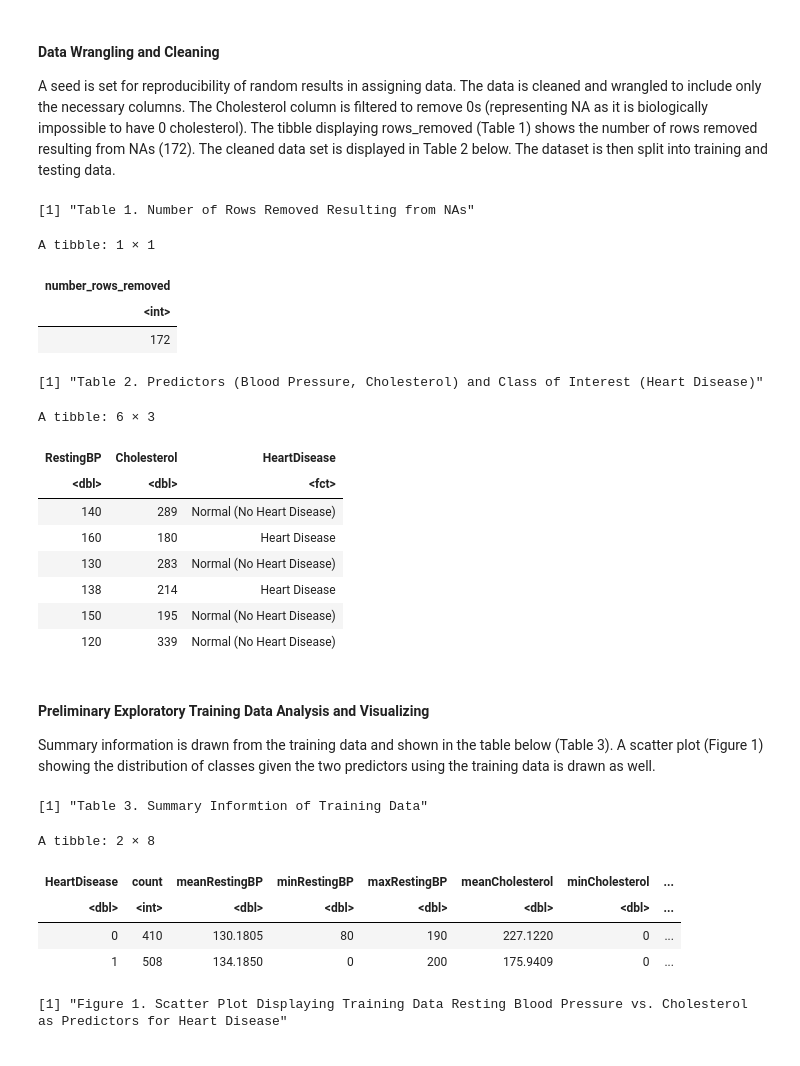
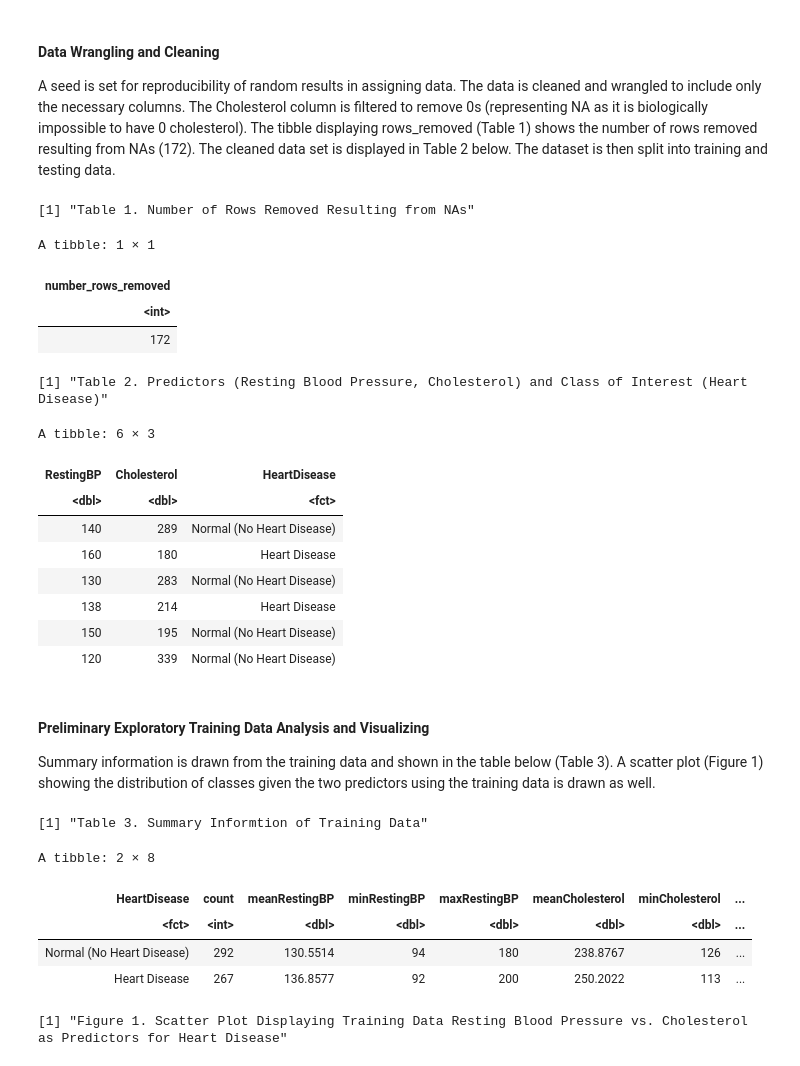
Before and after one commit to crwoo/toy_ds_project, a Jupyter notebook: Final Project Report.ipynb, the cells around one changed output. Cells and saved outputs as stored; diff of their text form; code cells hidden in the pictures.

```diff
--- a/Final Project Report.ipynb
+++ b/Final Project Report.ipynb
@@ -46,5 +46,5 @@ Warning message:
 # %%
-heart_data <- read_csv("heart_data-Copy1.csv")
+heart_data <- read_csv("heart_data.csv")
 # %% [output]
 Rows: 918 Columns: 12
 ── Column specification ────────────────────────────────────────────────────────
@@ -72,7 +72,7 @@ cleaned_heart_data <- heart_data |>
                 filter(Cholesterol != 0) |>
                 mutate(HeartDisease = as_factor(HeartDisease)) |>
                 mutate(HeartDisease = fct_recode(HeartDisease, "Normal (No Heart Disease)" = "0", "Heart Disease" = "1"))
-print("Table 2. Predictors (Blood Pressure, Cholesterol) and Class of Interest (Heart Disease)")
+print("Table 2. Predictors (Resting Blood Pressure, Cholesterol) and Class of Interest (Heart Disease)")
 head(cleaned_heart_data)
 
 heart_split <- initial_split(cleaned_heart_data, prop = 0.75, strata = HeartDisease)
@@ -84,7 +84,7 @@ A tibble: 1 × 1
 | number_rows_removed |
 | <int> |
 | 172 |
-[1] "Table 2. Predictors (Blood Pressure, Cholesterol) and Class of Interest (Heart Disease)"
+[1] "Table 2. Predictors (Resting Blood Pressure, Cholesterol) and Class of Interest (Heart Disease)"
 A tibble: 6 × 3
 | RestingBP | Cholesterol | HeartDisease |
 | <dbl> | <dbl> | <fct> |
@@ -98,24 +98,24 @@ A tibble: 6 × 3
 #### Preliminary Exploratory Training Data Analysis and Visualizing
 Summary information is drawn from the training data and shown in the table below (Table 3). A scatter plot (Figure 1) showing the distribution of classes given the two predictors using the training data is drawn as well.
 # %%
-summary_table_heart_training <- heart_data |>
+summary_table_heart_training <- heart_training |>
                             group_by(HeartDisease) |>
                             summarize(count = n(),
                                       meanRestingBP = mean(RestingBP),
                                       minRestingBP = min(RestingBP),
                                       maxRestingBP = max(RestingBP),
                                       meanCholesterol = mean(Cholesterol),
                                       minCholesterol = min(Cholesterol),
                                       maxCholesterol = max(Cholesterol))
 print("Table 3. Summary Informtion of Training Data")
 summary_table_heart_training
 # %% [output]
 [1] "Table 3. Summary Informtion of Training Data"
 A tibble: 2 × 8
 | HeartDisease | count | meanRestingBP | minRestingBP | maxRestingBP | meanCholesterol | minCholesterol | ... |
-| <dbl> | <int> | <dbl> | <dbl> | <dbl> | <dbl> | <dbl> | ... |
-| 0 | 410 | 130.1805 | 80 | 190 | 227.1220 | 0 | ... |
-| 1 | 508 | 134.1850 | 0 | 200 | 175.9409 | 0 | ... |
+| <fct> | <int> | <dbl> | <dbl> | <dbl> | <dbl> | <dbl> | ... |
+| Normal (No Heart Disease) | 292 | 130.5514 | 94 | 180 | 238.8767 | 126 | ... |
+| Heart Disease | 267 | 136.8577 | 92 | 200 | 250.2022 | 113 | ... |
 # %%
 scatterplot_heart_training <- heart_training |>
                             ggplot(aes(x = RestingBP, y = Cholesterol, color = HeartDisease)) +
```
Also changed, not shown: parts of 5 cells of this notebook.
